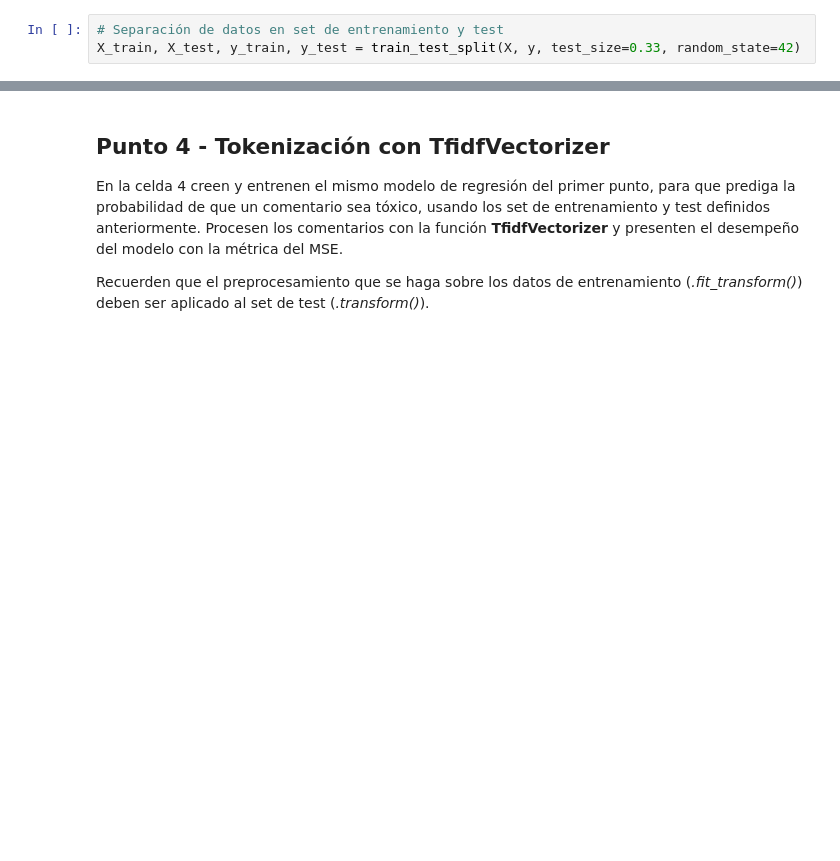
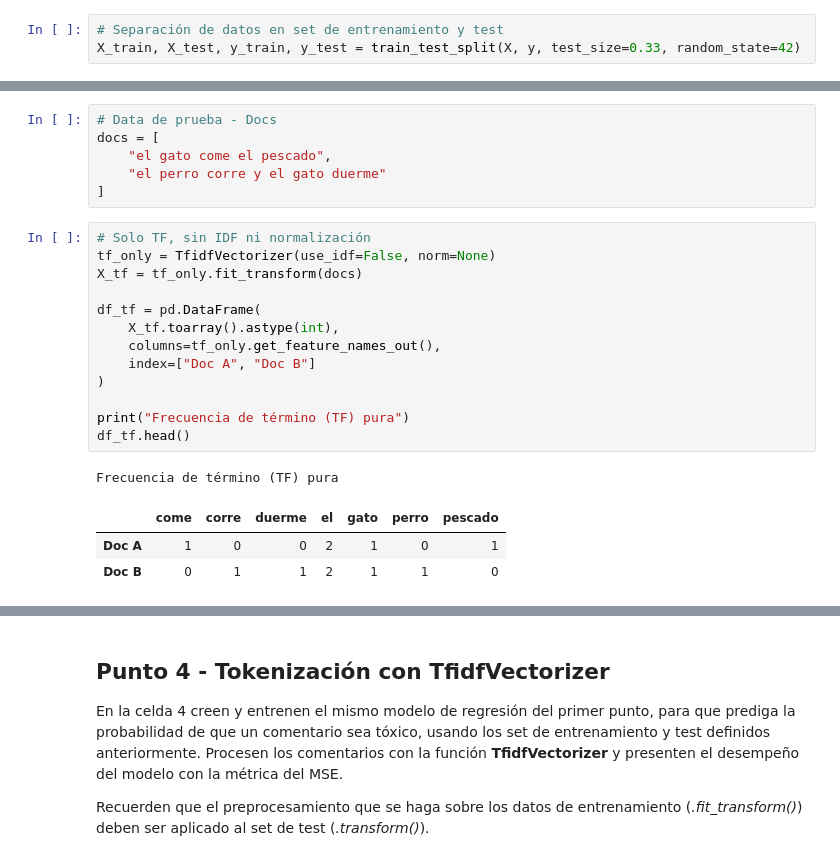
Before and after one commit to will89pinilla/MIAD_ML_NLP_2025_OWN, a Jupyter notebook: Semana 4/S4TC1_Tokenizacion.ipynb, the cells around one changed output, grey strips where cells are left out. Cells and saved outputs as stored; diff of their text form; blank space fills up the shorter version.

```diff
--- a/Semana 4/S4TC1_Tokenizacion.ipynb
+++ b/Semana 4/S4TC1_Tokenizacion.ipynb
@@ -68,0 +204,24 @@ Investigen sobre la función TfidfVectorizer. En la celda de texto 3, expliquen
+# %%
+# Data de prueba - Docs
+docs = [
+    "el gato come el pescado",
+    "el perro corre y el gato duerme"
+]
+# %%
+# Solo TF, sin IDF ni normalización
+tf_only = TfidfVectorizer(use_idf=False, norm=None)
+X_tf = tf_only.fit_transform(docs)
+
+df_tf = pd.DataFrame(
+    X_tf.toarray().astype(int),
+    columns=tf_only.get_feature_names_out(),
+    index=["Doc A", "Doc B"]
+)
+
+print("Frecuencia de término (TF) pura")
+df_tf.head()
+# %% [output]
+Frecuencia de término (TF) pura
+|  | come | corre | duerme | el | gato | perro | pescado |
+| Doc A | 1 | 0 | 0 | 2 | 1 | 0 | 1 |
+| Doc B | 0 | 1 | 1 | 2 | 1 | 1 | 0 |
```
Also changed, not shown: parts of 56 cells of this notebook, 2 other files.
